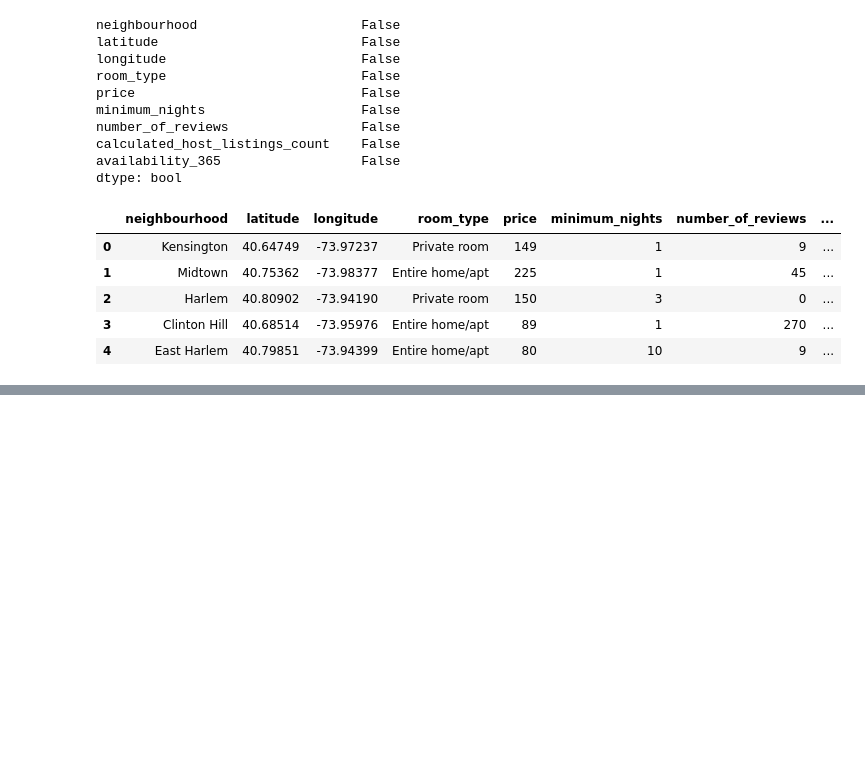
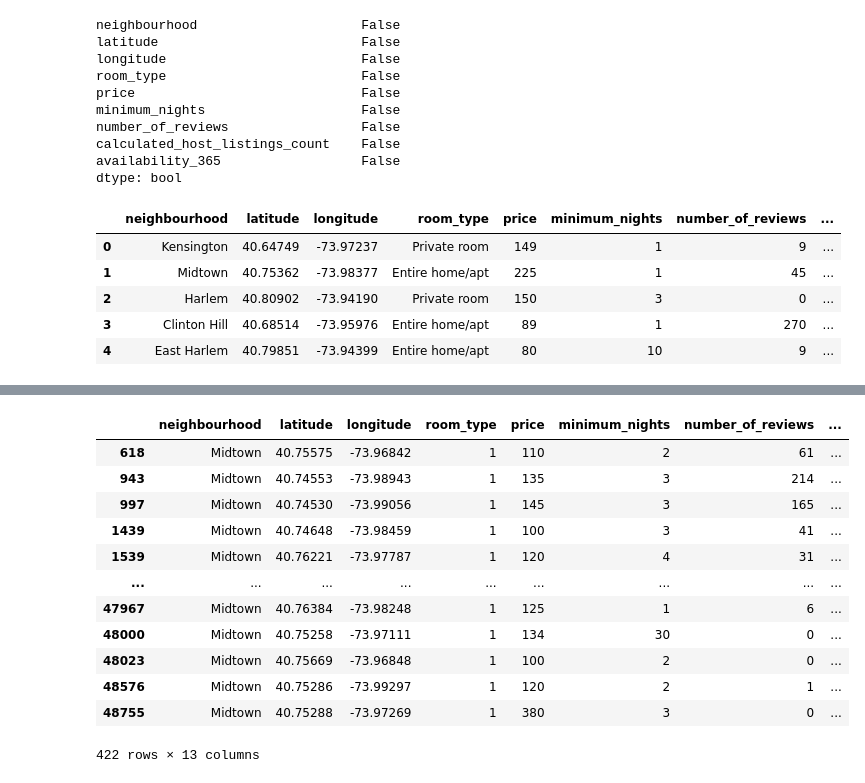
Before and after one commit to GuillePrograma94/machine-learning, a Jupyter notebook: src/explore.ipynb, the cells around one changed output, grey strips where cells are left out. Drawn from its saved outputs; the diff is of its cells as text; code cells hidden in the pictures; blank space fills up the shorter version.

```diff
--- a/src/explore.ipynb
+++ b/src/explore.ipynb
@@ -117,0 +123,5 @@ df.head()
+# %%
+# We will specify the values in the mapping (0 = shared room, 1 = private room, 2 = house).
+mapping = {'Shared room': 0, 'Private room': 1, 'Entire home/apt': 2}
+
+df['room_type'] = df['room_type'].map(mapping)
@@ -117,0 +138,5 @@ df.head()
+# %%
+# We will now do target encoding for the neighbourhood.
+df['room_type_str'] = df['room_type'].astype(str) #We create a new column to
+# We will take into account the room type for the mean value of the neighbourhood.
+df['neighbourhood_room_type'] = df['neighbourhood'] + '_' + df['room_type_str']
@@ -117,0 +152,6 @@ df.head()
+# %%
+# We now calculate the average price for each neighborhood and room type combination
+avg_prices = df.groupby('neighbourhood_room_type')['price'].mean()
+# %%
+# We now add the average prices back to the original dataframe
+df['neighbourhood_encoding'] = df['neighbourhood_room_type'].map(avg_prices)
@@ -117,0 +167,17 @@ df.head()
+# %%
+# We will compare the kensington neighborhood
+df.loc[df['neighbourhood_room_type'] == 'Midtown_1']
+# %% [output]
+|  | neighbourhood | latitude | longitude | room_type | price | minimum_nights | number_of_reviews | ... |
+| 618 | Midtown | 40.75575 | -73.96842 | 1 | 110 | 2 | 61 | ... |
+| 943 | Midtown | 40.74553 | -73.98943 | 1 | 135 | 3 | 214 | ... |
+| 997 | Midtown | 40.74530 | -73.99056 | 1 | 145 | 3 | 165 | ... |
+| 1439 | Midtown | 40.74648 | -73.98459 | 1 | 100 | 3 | 41 | ... |
+| 1539 | Midtown | 40.76221 | -73.97787 | 1 | 120 | 4 | 31 | ... |
+| ... | ... | ... | ... | ... | ... | ... | ... | ... |
+| 47967 | Midtown | 40.76384 | -73.98248 | 1 | 125 | 1 | 6 | ... |
+| 48000 | Midtown | 40.75258 | -73.97111 | 1 | 134 | 30 | 0 | ... |
+| 48023 | Midtown | 40.75669 | -73.96848 | 1 | 100 | 2 | 0 | ... |
+| 48576 | Midtown | 40.75286 | -73.99297 | 1 | 120 | 2 | 1 | ... |
+| 48755 | Midtown | 40.75288 | -73.97269 | 1 | 380 | 3 | 0 | ... |
+422 rows × 13 columns
```
Also changed, not shown: parts of 5 cells of this notebook.
